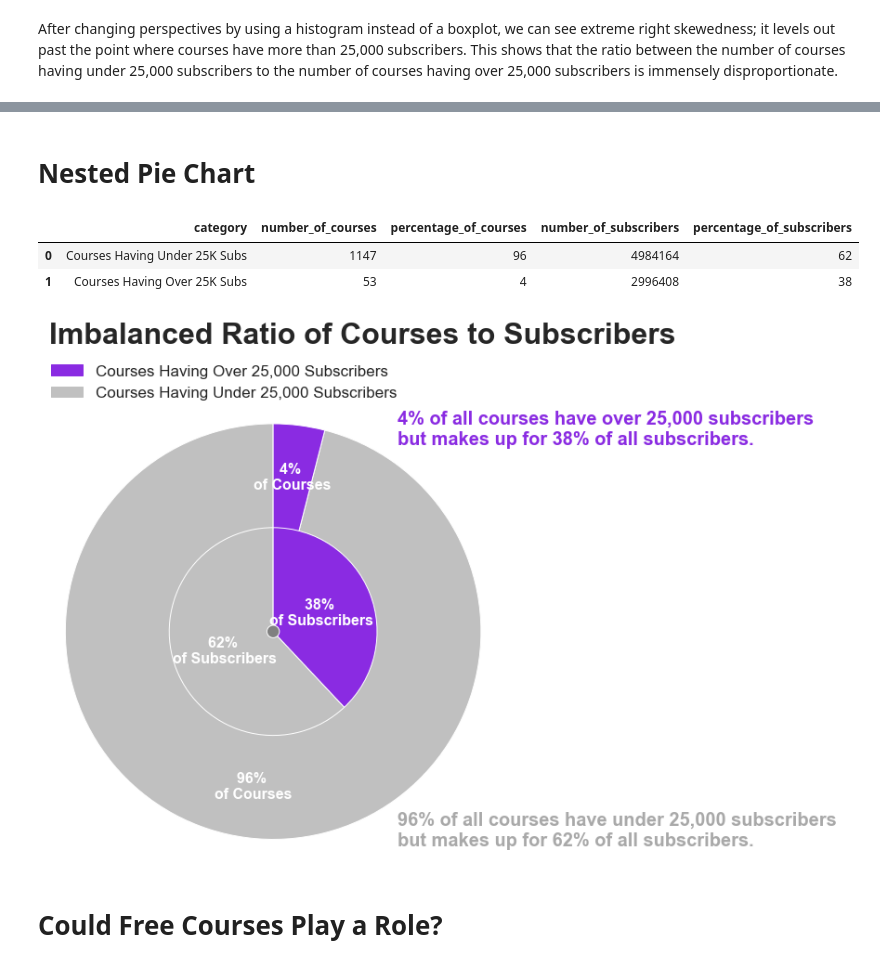
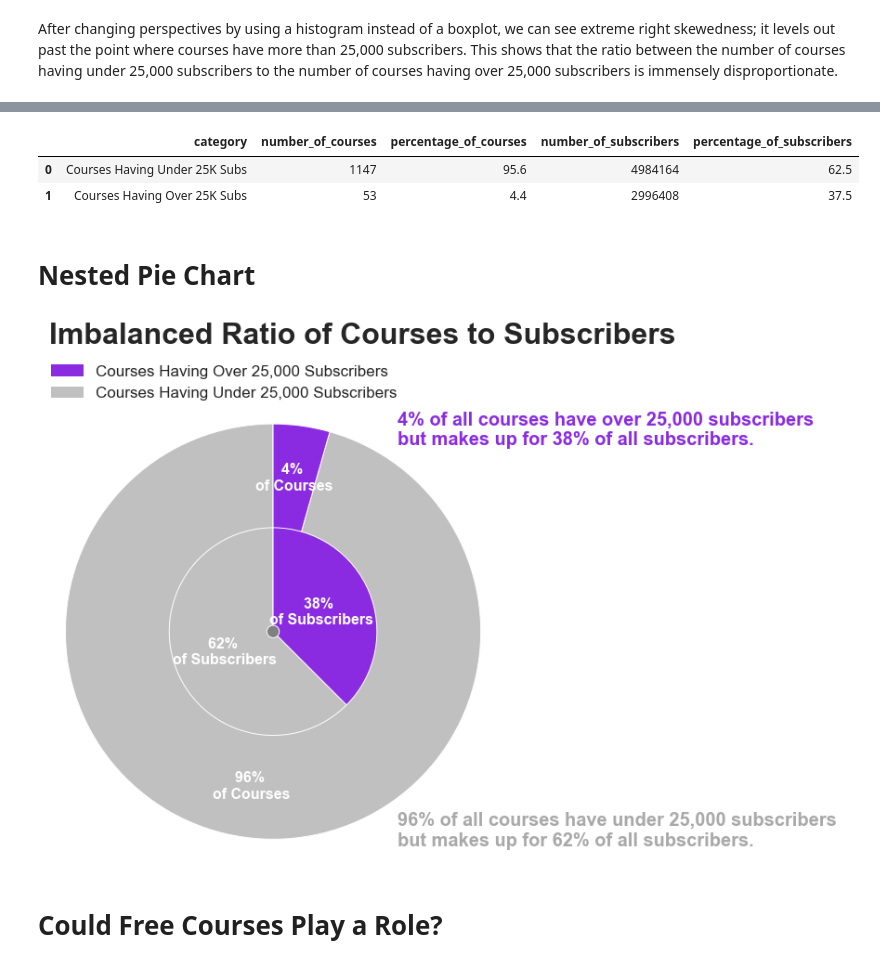
Before and after one commit to willnguyen14/udemy-viz-project, a Jupyter notebook: udemy.ipynb, the cells around one changed output, grey strips where cells are left out. Cells and saved outputs as stored; diff of their text form; code cells hidden in the pictures.

```diff
--- a/udemy.ipynb
+++ b/udemy.ipynb
@@ -476,16 +416,44 @@ Total Sum Number of All Subscribers
+# %%
+# new dataframe for courses having under 25,000 subscribers
+under25k = web_dev[web_dev.numSubscribers <= 25000]
+over25k = web_dev[web_dev.numSubscribers > 25000]
+
+# number of courses in each category
+total_courses = web_dev.shape[0]
+under25k_count = under25k.shape[0]
+over25k_count = over25k.shape[0]
+
+# percentage of courses over or under 2k subscribers with total number of courses
+per_under25k = round((under25k.shape[0] / web_dev.shape[0])*100, 1)
+per_over25k = round((over25k.shape[0] / web_dev.shape[0])*100, 1)
+
+# sum of number of subscribers in each category
+web_dev_sum = web_dev.numSubscribers.sum()
+under25k_sum = under25k.numSubscribers.sum()
+over25k_sum = over25k.numSubscribers.sum()
+
+# percentage of the number of subscribers that are in courses over or under 2k subscribers
+over25k_percentage = ((over25k.numSubscribers.sum() / web_dev.numSubscribers.sum())*100).round(1)
+under25k_percentage = ((under25k.numSubscribers.sum() / web_dev.numSubscribers.sum())*100).round(1)
+
+# insert everything into new dataframe
+data = {'category': ['Courses Having Under 25K Subs','Courses Having Over 25K Subs'],
+        'number_of_courses': [1147,over25k_count],
+        'percentage_of_courses': [per_under25k,per_over25k],
+        'number_of_subscribers': [under25k_sum,over25k_sum],
+        'percentage_of_subscribers': [under25k_percentage,over25k_percentage]}
+
+stats = pd.DataFrame(data, columns=['category','number_of_courses','percentage_of_courses',
+                                    'number_of_subscribers','percentage_of_subscribers'])
+
+display(stats)
+# %% [output]
+|  | category | number_of_courses | percentage_of_courses | number_of_subscribers | percentage_of_subscribers |
+| 0 | Courses Having Under 25K Subs | 1147 | 95.6 | 4984164 | 62.5 |
+| 1 | Courses Having Over 25K Subs | 53 | 4.4 | 2996408 | 37.5 |
 # %% [markdown]
 # Nested Pie Chart
 # %%
-# remove spacing and capitalizing in column names
-
-data = {'category': ['Courses Having Under 25K Subs','Courses Having Over 25K Subs'],
-        'number_of_courses': [1147,53],
-        'percentage_of_courses': [96,4],
-        'number_of_subscribers': [4984164,2996408],
-        'percentage_of_subscribers': [62,38]}
-stats = pd.DataFrame(data, columns=['category','number_of_courses','percentage_of_courses','number_of_subscribers','percentage_of_subscribers'])
-display(stats)
-
 plt.figure(figsize=(7,7))
 
 plt.pie(stats.percentage_of_courses,
@@ -517,9 +485,6 @@ plt.legend(handles=[patch,patch2],loc='upper center',bbox_to_anchor=(0.39,1.13),
 
 plt.show()
 # %% [output]
-|  | category | number_of_courses | percentage_of_courses | number_of_subscribers | percentage_of_subscribers |
-| 0 | Courses Having Under 25K Subs | 1147 | 96 | 4984164 | 62 |
-| 1 | Courses Having Over 25K Subs | 53 | 4 | 2996408 | 38 |
 [figure]
 # %% [markdown]
 # Could Free Courses Play a Role?
```
Also changed, not shown: parts of 23 cells of this notebook.
